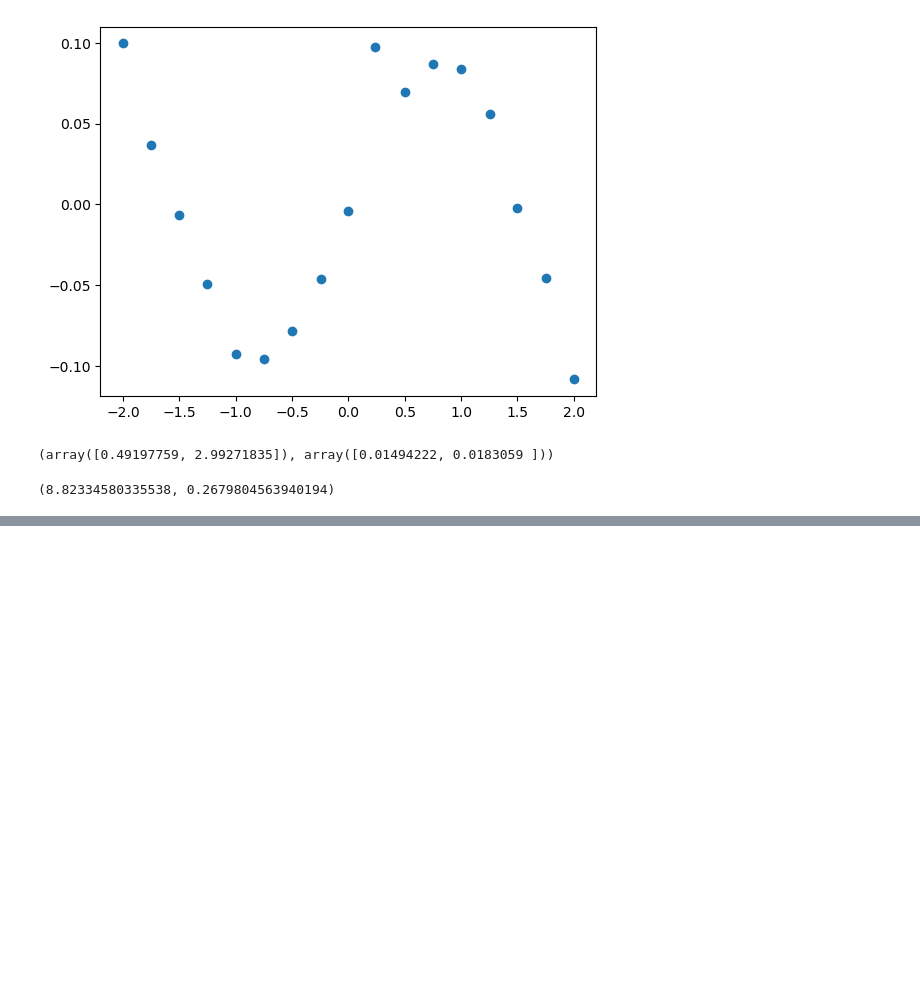
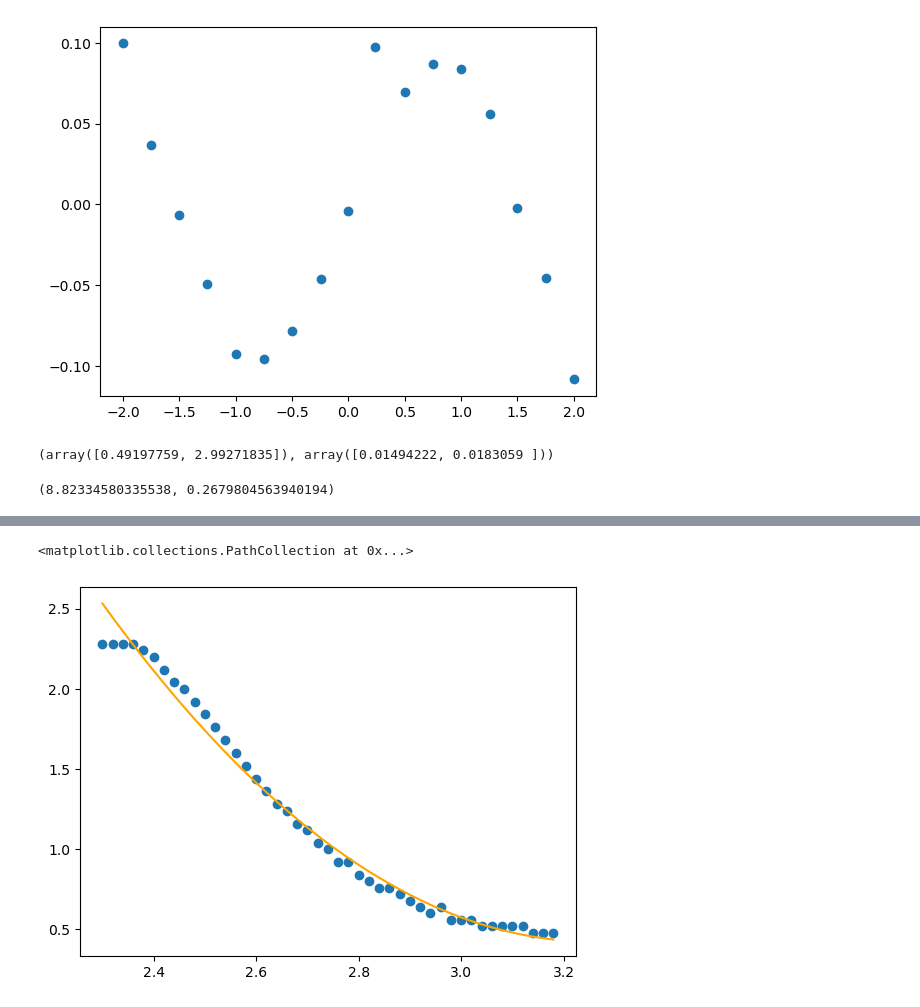
Before and after one commit to QuantumPower4/LabIntermedio2024-2, a Jupyter notebook: Oscilador Torsional/Untitled.ipynb, the cells around one changed output, grey strips where cells are left out. Saved outputs shown, nothing was run; the diff lists cells and outputs as text; code cells hidden in the pictures; blank space fills up the shorter version.

```diff
--- a/Oscilador Torsional/Untitled.ipynb
+++ b/Oscilador Torsional/Untitled.ipynb
@@ -124,0 +209,13 @@ params4[0]*kappa_teo/k_teo, np.sqrt(np.diag(pcov4))[0]*kappa_teo/k_teo
+# %%
+def critic(x,A,B,C,D,E):
+    return np.exp(-A*(x+E))*(B + C*(x+E)) + D
+
+def sobreamort(x,A,B,C,D,E,F):
+    return A*np.exp(-B*(x+F)) + C*np.exp(B*(x+F))*np.exp(-D*(x+F)) + E
+# %%
+data_crit = pd.read_excel(io = "Datos.xlsx", sheet_name = "Crit",engine="openpyxl", names=["t", "V"], header=None)
+
+data_crit = data_crit[115:160].reset_index()
+
+time4 = data_crit["t"].to_numpy()
+V4 = data_crit["V"].to_numpy()
@@ -124,0 +231,6 @@ params4[0]*kappa_teo/k_teo, np.sqrt(np.diag(pcov4))[0]*kappa_teo/k_teo
+# %%
+plt.plot(time4,critic(time4,*params8), color="orange")
+plt.scatter(time4, V4)
+# %% [output]
+<matplotlib.collections.PathCollection at 0x...>
+[figure, added]
```
Also changed, not shown: parts of 21 cells of this notebook, 1 other file.
